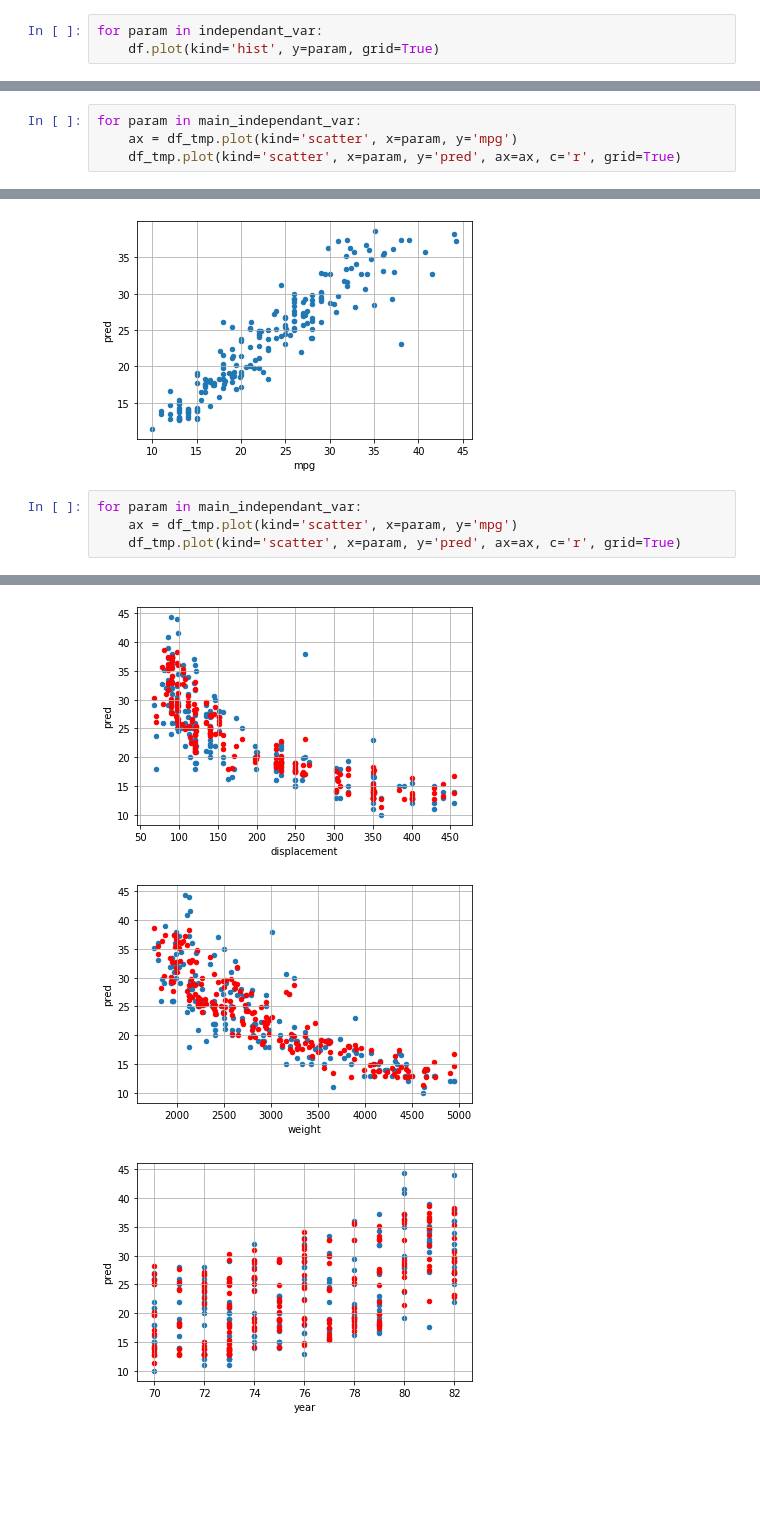
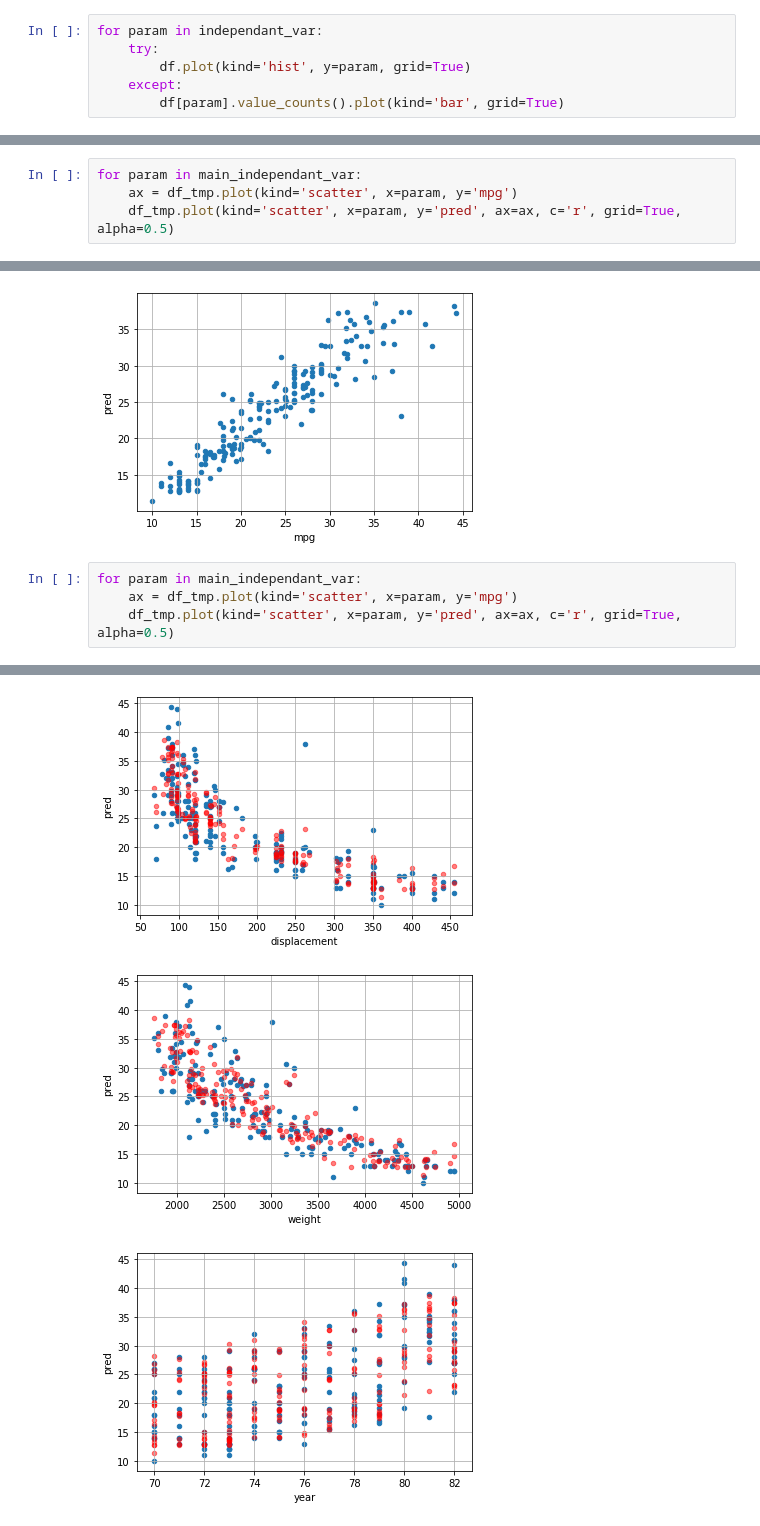
Before and after one commit to dhervillez/machine_learning_training, a Jupyter notebook: auto_mpg_regression_sklearn.ipynb, the cells around one changed output, grey strips where cells are left out. Drawn from its saved outputs; the diff is of its cells as text; blank space fills up the shorter version.

```diff
--- a/auto_mpg_regression_sklearn.ipynb
+++ b/auto_mpg_regression_sklearn.ipynb
@@ -57,7 +58,10 @@ df.plot(kind='hist', y='mpg', grid=True)
 [figure]
 # %%
 for param in independant_var:
-    df.plot(kind='hist', y=param, grid=True)
+    try:
+        df.plot(kind='hist', y=param, grid=True)
+    except:
+        df[param].value_counts().plot(kind='bar', grid=True)
 # %% [output]
 [figure]
 [figure]
@@ -208,5 +225,5 @@ df_tmp.plot(kind='scatter', x='mpg', y='pred', grid=True)
 # %%
 for param in main_independant_var:
     ax = df_tmp.plot(kind='scatter', x=param, y='mpg')
-    df_tmp.plot(kind='scatter', x=param, y='pred', ax=ax, c='r', grid=True)
+    df_tmp.plot(kind='scatter', x=param, y='pred', ax=ax, c='r', grid=True, alpha=0.5)
 # %% [output]
@@ -299,5 +328,5 @@ df_tmp.plot(kind='scatter', x='mpg', y='pred', grid=True)
 # %%
 for param in main_independant_var:
     ax = df_tmp.plot(kind='scatter', x=param, y='mpg')
-    df_tmp.plot(kind='scatter', x=param, y='pred', ax=ax, c='r', grid=True)
+    df_tmp.plot(kind='scatter', x=param, y='pred', ax=ax, c='r', grid=True, alpha=0.5)
 # %% [output]
@@ -305,3 +334,3 @@ for param in main_independant_var:
-[figure, old version]
+[figure, new version]
-[figure, old version]
+[figure, new version]
-[figure, old version]
+[figure, new version]
```
Also changed, not shown: parts of 14 cells of this notebook, 1 other file.
